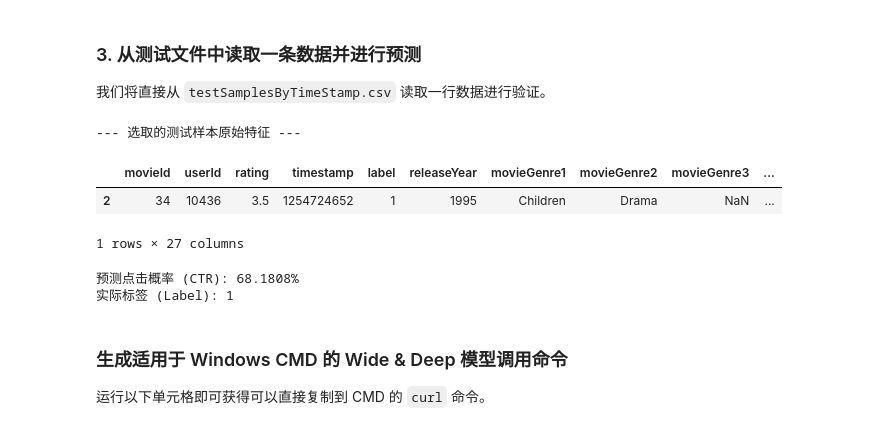
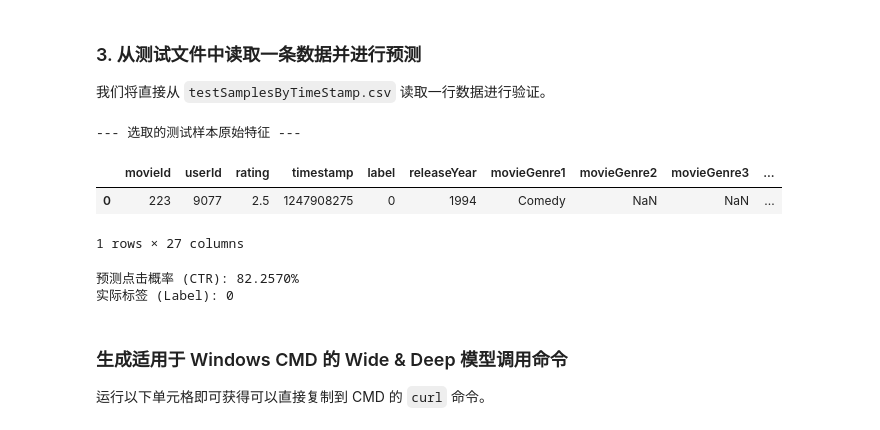
Before and after one commit to YUFEIFUT/SparrowRecSys, a Jupyter notebook: TFRecModel/src/com/sparrowrecsys/offline/ipynb/colab作为tf_serving的测试服务器.ipynb, the cells around one changed output. Saved outputs shown, nothing was run; the diff lists cells and outputs as text; code cells hidden in the pictures.

```diff
--- a/TFRecModel/src/com/sparrowrecsys/offline/ipynb/colab作为tf_serving的测试服务器.ipynb
+++ b/TFRecModel/src/com/sparrowrecsys/offline/ipynb/colab作为tf_serving的测试服务器.ipynb
@@ -1632,7 +1376,7 @@ import json
 import pandas as pd
 
 # 1. 从测试文件读取一条数据 (例如第 500 行)
-sample_df = pd.read_csv(test_samples_file_path).iloc[2:3]
+sample_df = pd.read_csv(test_samples_file_path).iloc[0:1]
 
 print("--- 选取的测试样本原始特征 ---")
 display(sample_df)
@@ -1644,37 +1388,37 @@ instance = {}
 # 处理整数特征
 for col in INT_FEATURES:
     instance[col] = [int(sample_df[col].fillna(0).iloc[0])]
 
 # 处理浮点特征
 for col in FLOAT_FEATURES:
     instance[col] = [float(sample_df[col].fillna(0).iloc[0])]
 
 # 处理字符串特征
 for col in STRING_FEATURES:
     instance[col] = [str(sample_df[col].fillna('None').iloc[0])]
 
 # 3. 发送请求
 predict_url = f"{public_url}/v1/models/sparrow_wd:predict"
 payload = json.dumps({"instances": [instance]})
 headers = {"content-type": "application/json"}
 
 response = requests.post(predict_url, data=payload, headers=headers)
 
 if response.status_code == 200:
     res_json = response.json()
     score = res_json['predictions'][0][0]
     print(f"\n预测点击概率 (CTR): {score:.4%}")
     print(f"实际标签 (Label): {sample_df['label'].iloc[0]}")
 else:
     print(f"预测失败: {response.status_code}")
     print(response.text)
 # %% [output]
 --- 选取的测试样本原始特征 ---
 |  | movieId | userId | rating | timestamp | label | releaseYear | movieGenre1 | movieGenre2 | movieGenre3 | ... |
-| 2 | 34 | 10436 | 3.5 | 1254724652 | 1 | 1995 | Children | Drama | NaN | ... |
+| 0 | 223 | 9077 | 2.5 | 1247908275 | 0 | 1994 | Comedy | NaN | NaN | ... |
 1 rows × 27 columns
-预测点击概率 (CTR): 68.1808%
-实际标签 (Label): 1
+预测点击概率 (CTR): 82.2570%
+实际标签 (Label): 0
 # %% [markdown]
 ### 生成适用于 Windows CMD 的 Wide & Deep 模型调用命令
 运行以下单元格即可获得可以直接复制到 CMD 的 `curl` 命令。
```
Also changed, not shown: parts of 11 cells of this notebook.
